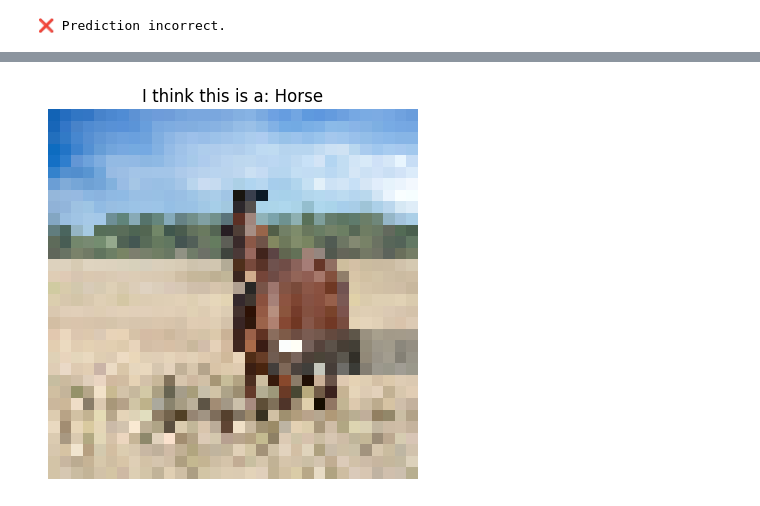
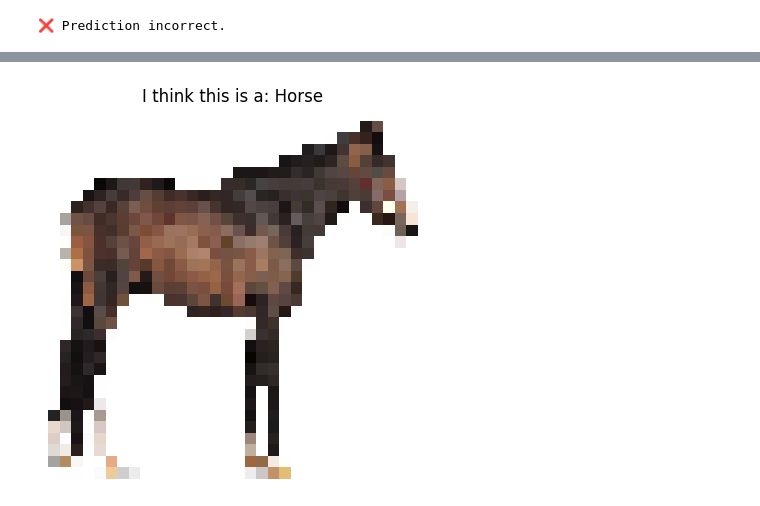
Before and after one commit to qamarudeenm/kwasu_ml_tutorial, a Jupyter notebook: Cnn_Model.ipynb, the cells around one changed output, grey strips where cells are left out. Saved outputs shown, nothing was run; the diff lists cells and outputs as text; code cells hidden in the pictures.

```diff
--- a/Cnn_Model.ipynb
+++ b/Cnn_Model.ipynb
@@ -173,7 +173,7 @@ import PIL
 
 try:
     # 1. Load image and resize to 32x32 (the size our model expects)
-    user_img_path = "my_horse.jpg"
+    user_img_path = "5.png"
     img = tf.keras.utils.load_img(user_img_path, target_size=(32, 32))
 
     # 2. Convert to array and normalize
@@ -197 +197 @@ except Exception as e:
-[figure, old version]
+[figure, new version]
```
Also changed, not shown: parts of 1 cell of this notebook, 7 other files.
